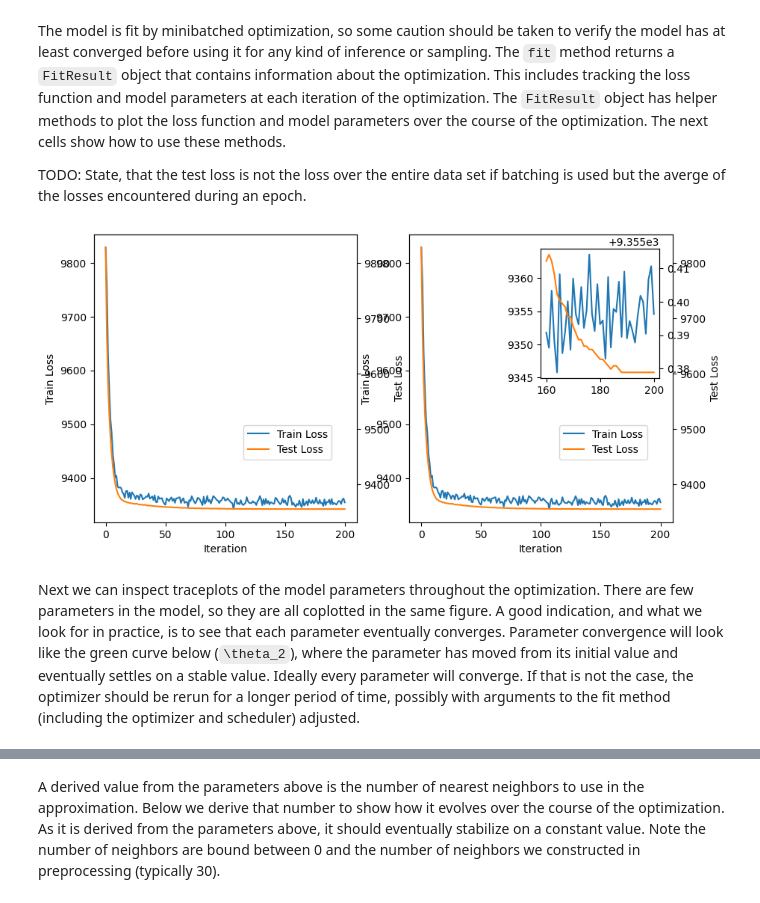
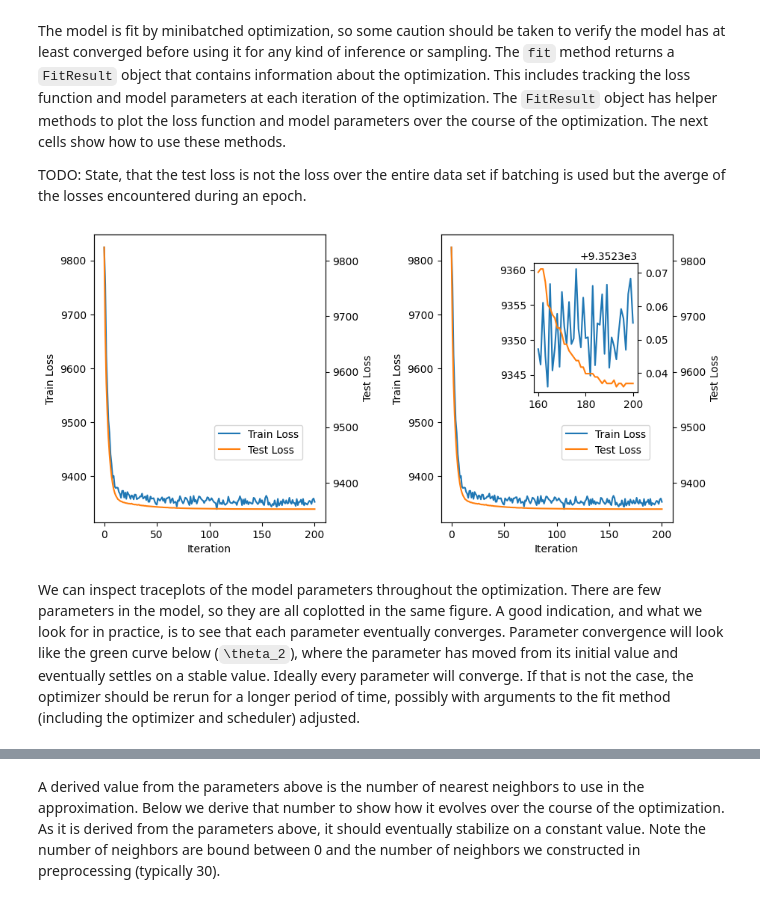
Before and after one commit to katzfuss-group/batram, a Jupyter notebook: notebooks/getting-started.ipynb, the cells around one changed output, grey strips where cells are left out. Saved outputs shown, nothing was run; the diff lists cells and outputs as text; code cells hidden in the pictures.

```diff
--- a/notebooks/getting-started.ipynb
+++ b/notebooks/getting-started.ipynb
@@ -129,8 +133,4 @@ nn = veccs.orderings.find_nns_l2(locs, largest_conditioning_set)
 # Create a `Data` object for use with the `SimpleTM` model.
 # All objects passed to this class must be torch tensors, so we type convert
 # the numpy arrays in this step.
-data = Data.new(
-    torch.as_tensor(locs),
-    obs,
-    torch.as_tensor(nn)
-)
+data = Data.new(torch.as_tensor(locs), obs, torch.as_tensor(nn))
@@ -179,0 +155,2 @@ res = tm.fit(nsteps, initial_learning_rate)
+# %%
+tm = SimpleTM(data, theta_init=None, linear=False, smooth=1.5, nug_mult=4.0)
@@ -180,9 +170,4 @@ res = tm.fit(nsteps, initial_learning_rate)
 # %%
-# We reinstantiate the model with the same parameters as before to demonstrate
-# fitting the model with a user-defined optimizer and scheduler.
-tm = SimpleTM(data, theta_init.clone(), False, smooth=1.5, nugMult=4.0)
-
-
 # The `nsteps` argument is always required. When using a user-defined optimizer
 # we ignore the initial learning rate. The `batch_size` specifies how to perform
 # minibatch gradient descent. The `test_data` argument is optional and is used
@@ -190,7 +175,9 @@ tm = SimpleTM(data, theta_init.clone(), False, smooth=1.5, nugMult=4.0)
 nsteps = 200
 opt = torch.optim.Adam(tm.parameters(), lr=0.01)
 sched = torch.optim.lr_scheduler.CosineAnnealingLR(opt, nsteps)
-res = tm.fit(nsteps, 0.1, test_data=tm.data, optimizer=opt, scheduler=sched, batch_size=128)
+res = tm.fit(
+    nsteps, 0.1, test_data=tm.data, optimizer=opt, scheduler=sched, batch_size=128
+)
 # %% [markdown]
 ### Evaluating the Map Fit
 
@@ -207,15 +194,15 @@ batching is used but the averge of the losses encountered during an epoch.
 # %%
 # The `plot_loss` method optionally allows plotting the loss using an inset. The
 # inset is useful for visualizing the loss near convergence. It plots the last
 # 20% of the loss values when building the inset.
-fig, axs = plt.subplots(1, 2, figsize=(10, 5))
+fig, axs = plt.subplots(1, 2, figsize=(10, 5), gridspec_kw={"wspace": 0.5})
 res.plot_loss(axs[0], use_inset=False)
 res.plot_loss(axs[1], use_inset=True)
 plt.show()
 # %% [output]
-[figure, old version]
+[figure, new version]
 # %% [markdown]
-Next we can inspect traceplots of the model parameters throughout the optimization.
+We can inspect traceplots of the model parameters throughout the optimization.
 There are few parameters in the model, so they are all coplotted in the same figure.
 A good indication, and what we look for in practice, is to see that each parameter
 eventually converges. Parameter convergence will look like the green curve below
```
Also changed, not shown: parts of 16 cells of this notebook, 2 other files.
